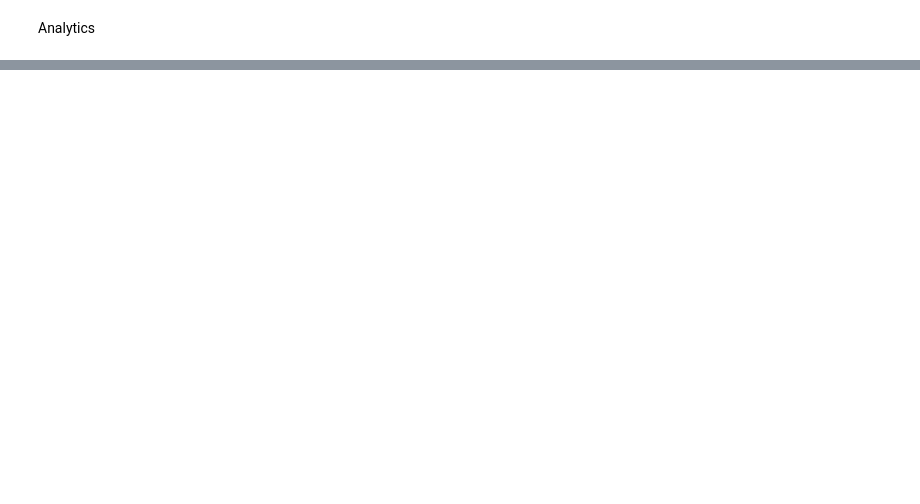
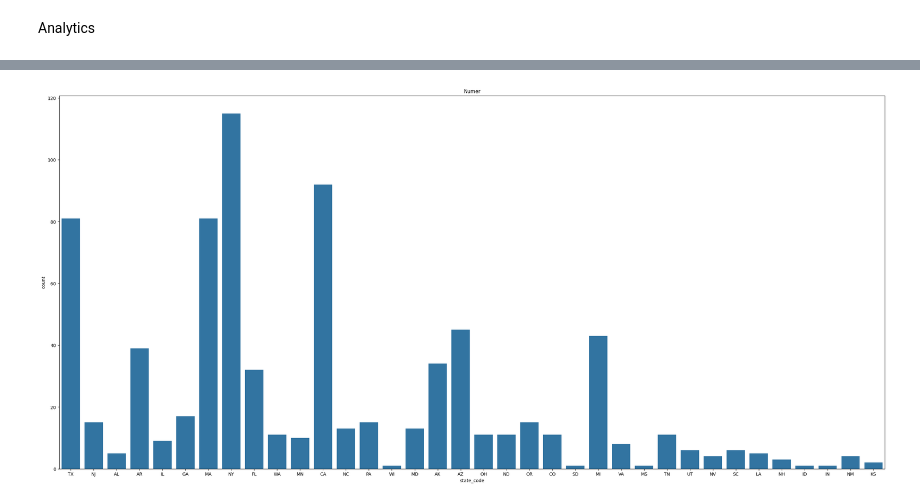
Before and after one commit to aaronjimv/ETL-LinkedIn-job-offers, a Jupyter notebook: analytics/analytics.ipynb, the cells around one changed output, grey strips where cells are left out. Saved outputs shown, nothing was run; the diff lists cells and outputs as text; code cells hidden in the pictures; blank space fills up the shorter version.

```diff
--- a/analytics/analytics.ipynb
+++ b/analytics/analytics.ipynb
@@ -23,0 +157,9 @@ df.head()
+# %%
+pyplot.figure(figsize=(30, 15))
+pyplot.subplot(1, 2, 2)
+sns.countplot(data = new_df, x = 'state_code')
+pyplot.title('Numer', size=11)
+pyplot.subplots_adjust(right=2)
+pyplot.show()
+# %% [output]
+[figure, added]
```
Also changed, not shown: parts of 16 cells of this notebook.
